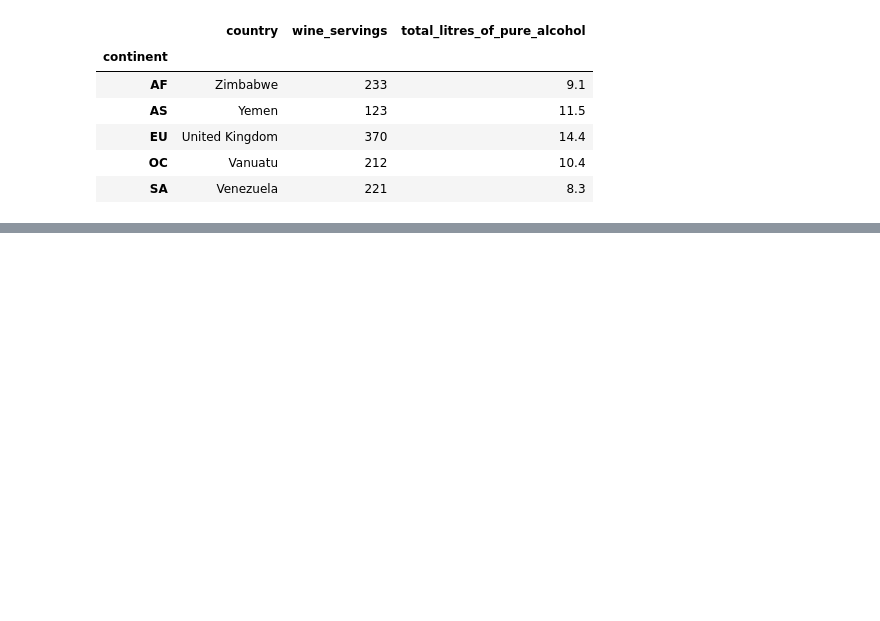
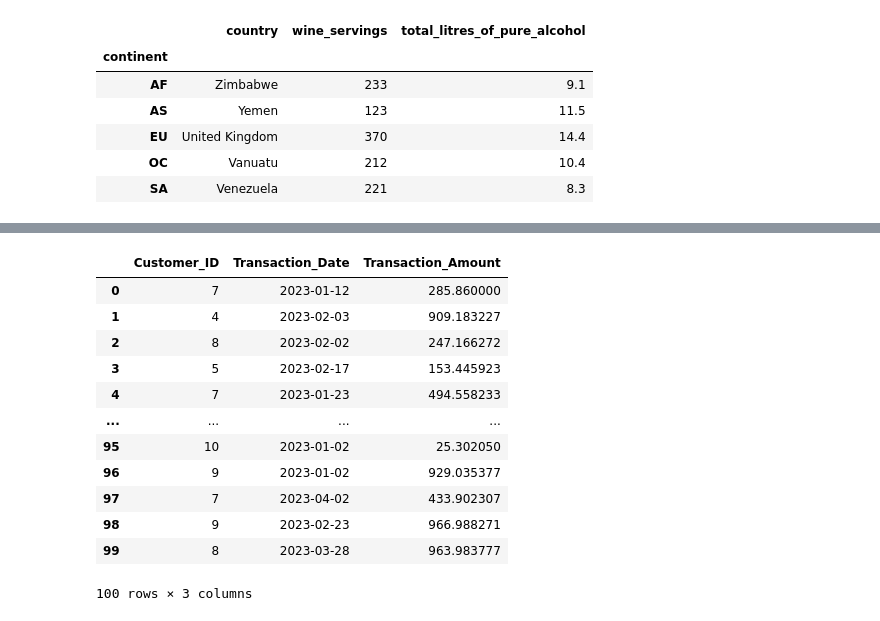
Before and after one commit to ProgressBG-Python-Course/JupyterNotebooksExamples, a Jupyter notebook: Notebooks/numpy_and_pandas/pandas/DataFrameGroupby.ipynb, the cells around one changed output, grey strips where cells are left out. Cells and saved outputs as stored; diff of their text form; code cells hidden in the pictures; blank space fills up the shorter version.

```diff
--- a/Notebooks/numpy_and_pandas/pandas/DataFrameGroupby.ipynb
+++ b/Notebooks/numpy_and_pandas/pandas/DataFrameGroupby.ipynb
@@ -127,0 +240,26 @@ continents_group.nth([1,-1])
+# %%
+# Generate sample customer transactions data
+np.random.seed(42)
+customer_ids = np.arange(1, 11)
+dates = pd.date_range('2023-01-01', periods=100, freq='D')
+transaction_data = {
+    'Customer_ID': np.random.choice(customer_ids, 100),
+    'Transaction_Date': np.random.choice(dates, 100),
+    'Transaction_Amount': np.random.uniform(10, 1000, 100)
+}
+df_transactions = pd.DataFrame(transaction_data)
+df_transactions
+# %% [output]
+|  | Customer_ID | Transaction_Date | Transaction_Amount |
+| 0 | 7 | 2023-01-12 | 285.860000 |
+| 1 | 4 | 2023-02-03 | 909.183227 |
+| 2 | 8 | 2023-02-02 | 247.166272 |
+| 3 | 5 | 2023-02-17 | 153.445923 |
+| 4 | 7 | 2023-01-23 | 494.558233 |
+| ... | ... | ... | ... |
+| 95 | 10 | 2023-01-02 | 25.302050 |
+| 96 | 9 | 2023-01-02 | 929.035377 |
+| 97 | 7 | 2023-04-02 | 433.902307 |
+| 98 | 9 | 2023-02-23 | 966.988271 |
+| 99 | 8 | 2023-03-28 | 963.983777 |
+100 rows × 3 columns
```
Also changed, not shown: parts of 18 cells of this notebook.
